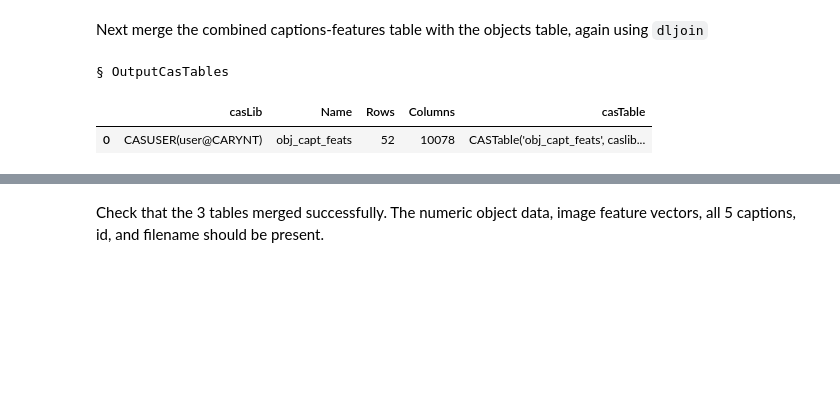
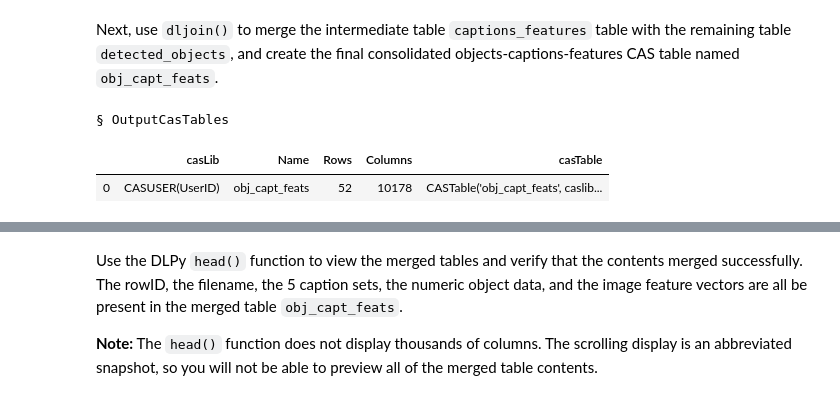
Before and after one commit to sassoftware/python-dlpy, a Jupyter notebook: examples/image_captioning/ImageCaptioningExample.ipynb, the cells around one changed output, grey strips where cells are left out. Saved outputs shown, nothing was run; the diff lists cells and outputs as text; code cells hidden in the pictures; blank space fills up the shorter version.

```diff
--- a/examples/image_captioning/ImageCaptioningExample.ipynb
+++ b/examples/image_captioning/ImageCaptioningExample.ipynb
@@ -105,0 +232,7 @@ Set the dense layer name for extracting features and the target variable, which
+# %%
+# Use the path in server_image_captioningsaveimg_path = server_image_captioning_image_root
+
+image_table = ImageTable.load_files(s,
+                                    path=server_image_captioning_image_root,
+                                    casout=dict(name='images')
+                                   )
@@ -181,0 +389,8 @@ Use `Model.load()` to load the model table, weights, and weight attributes in a
+# %%
+# Specify the location of the formatted word vector file
+# that you created for object detection embeddings and save
+# it to the variable 'word_embeddings'. In previous code, the
+# full path to the embeddings file word_embeddings_100.txt
+# was saved in the variable 'pretrained_embedding_file'.
+
+word_embeddings = pretrained_embedding_file
@@ -182,6 +401,6 @@ Use `Model.load()` to load the model table, weights, and weight attributes in a
 # %%
-model_path = 'full_size_yolo_313_cls/multi_size_43ep/YOLOV2_MULTISIZE.sashdat'
-detection_model = Model(conn)
+model_path = server_image_captioning_root+'yolov2_multisize_313cls/YoloV2_Multisize.sashdat'
+detection_model = Model(s)
 detection_model.load(model_path)
 # %% [output]
 NOTE: Model table is loaded successfully!
@@ -199,10 +419,12 @@ Using the `predict()` function and the user-provided object detection model, a s
 # %%
-detected_objects = create_embeddings_from_object_detection(conn,
+# Create Word Embeddings table in SAS CAS
+detected_objects = create_embeddings_from_object_detection(s,
                                                            image_table,
                                                            detection_model,
                                                            word_embeddings,
                                                            max_objects=5,
-                                                           word_delimiter='\t')
+                                                           word_delimiter='\t'
+                                                          )
 # %% [output]
 NOTE: Added action set 'deepLearn'.
 NOTE: Added action set 'textparse'.
@@ -241,11 +470,14 @@ elapsed 1.35s · user 0.406s · sys 0.0312s · mem 40.9MB
-# %% [markdown]
-Next merge the combined captions-features table with the objects table, again using `dljoin`
+# %% [markdown]
+Next, use `dljoin()` to merge the intermediate table `captions_features` table with the remaining table `detected_objects`, and create the final consolidated objects-captions-features CAS table named `obj_capt_feats`.
 # %%
-conn.dljoin(table=dict(name='captions_features'),
-           annotatedTable=detected_objects,
-           id='_filename_0',
-           casOut=dict(name='obj_capt_feats',replace=True))
+s.dljoin(table=dict(name='captions_features'),
+         annotatedTable=detected_objects,
+         id='_filename_0',
+         casOut=dict(name='obj_capt_feats',
+                     replace=True
+                    )
+        )
 # %% [output]
 § OutputCasTables
 |  | casLib | Name | Rows | Columns | casTable |
-| 0 | CASUSER(user@CARYNT) | obj_capt_feats | 52 | 10078 | CASTable('obj_capt_feats', caslib... |
+| 0 | CASUSER(UserID) | obj_capt_feats | 52 | 10178 | CASTable('obj_capt_feats', caslib... |
@@ -255,5 +487,7 @@ obj_capt_feats = conn.CASTable('obj_capt_feats')
-# %% [markdown]
-Check that the 3 tables merged successfully. The numeric object data, image feature vectors, all 5 captions, id, and filename should be present.
+# %% [markdown]
+Use the DLPy `head()` function to view the merged tables and verify that the contents merged successfully. The rowID, the filename, the 5 caption sets, the numeric object data, and the image feature vectors are all be present in the merged table `obj_capt_feats`.
+
+<b>Note:</b> The `head()` function does not display thousands of columns. The scrolling display is an abbreviated snapshot, so you will not be able to preview all of the merged table contents.
 # %%
 obj_capt_feats.head()
 # %% [output]
```
Also changed, not shown: parts of 173 cells of this notebook, 1 other file.
